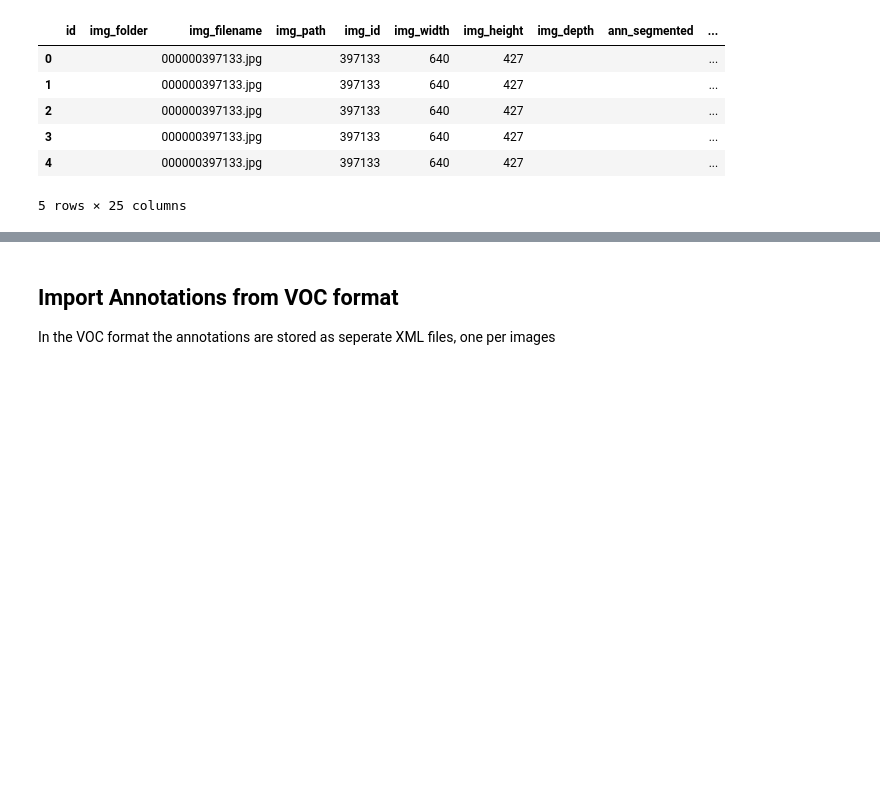
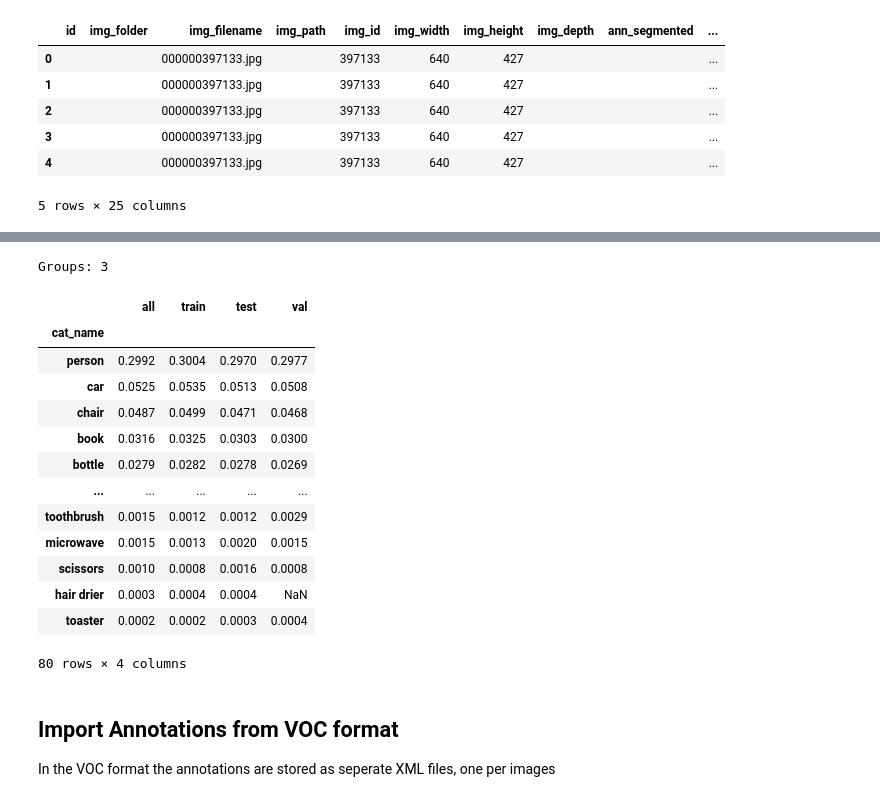
Before and after one commit to pylabel-project/pylabel, a Jupyter notebook: sample.ipynb, the cells around one changed output, grey strips where cells are left out. Drawn from its saved outputs; the diff is of its cells as text; code cells hidden in the pictures; blank space fills up the shorter version.

```diff
--- a/sample.ipynb
+++ b/sample.ipynb
@@ -38,3 +91,21 @@ coco_dataset.df = coco_dataset.StratifiedGroupShuffleSplit(coco_dataset.df, trai
+# %%
+coco_dataset.analyze.ShowClassSplits(coco_dataset_stratified, normalize=True).round(4)
+# %% [output]
+Groups: 3
+|  | all | train | test | val |
+| cat_name |  |  |  |  |
+| person | 0.2992 | 0.3004 | 0.2970 | 0.2977 |
+| car | 0.0525 | 0.0535 | 0.0513 | 0.0508 |
+| chair | 0.0487 | 0.0499 | 0.0471 | 0.0468 |
+| book | 0.0316 | 0.0325 | 0.0303 | 0.0300 |
+| bottle | 0.0279 | 0.0282 | 0.0278 | 0.0269 |
+| ... | ... | ... | ... | ... |
+| toothbrush | 0.0015 | 0.0012 | 0.0012 | 0.0029 |
+| microwave | 0.0015 | 0.0013 | 0.0020 | 0.0015 |
+| scissors | 0.0010 | 0.0008 | 0.0016 | 0.0008 |
+| hair drier | 0.0003 | 0.0004 | 0.0004 | NaN |
+| toaster | 0.0002 | 0.0002 | 0.0003 | 0.0004 |
+80 rows × 4 columns
 # %% [markdown]
 ## Import Annotations from VOC format
 In the VOC format the annotations are stored as seperate XML files, one per images
```
Also changed, not shown: parts of 11 cells of this notebook.
